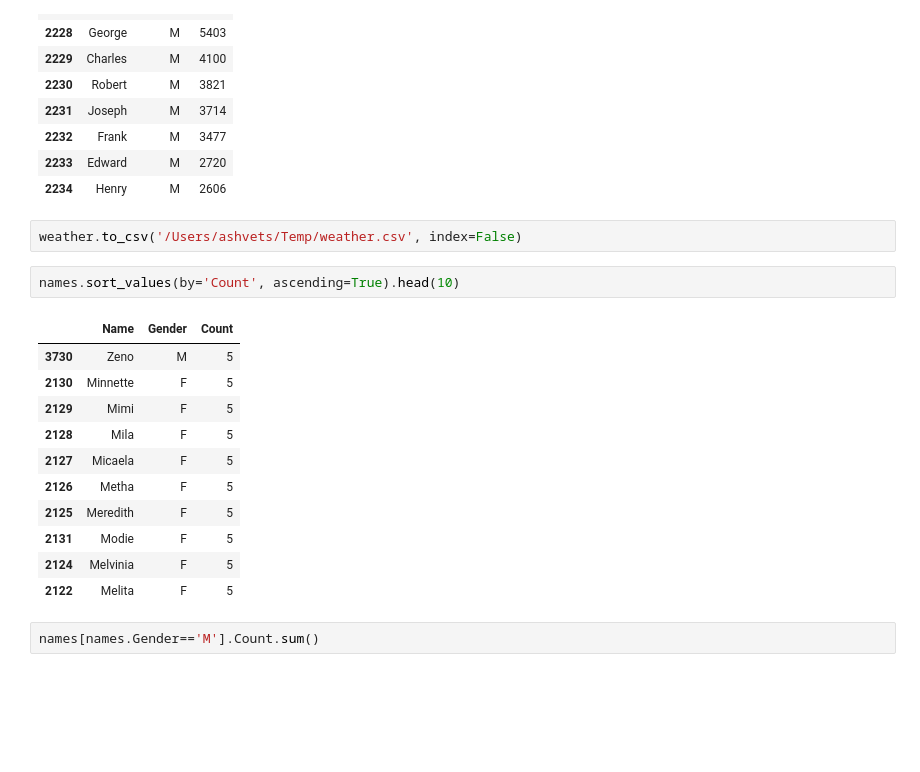
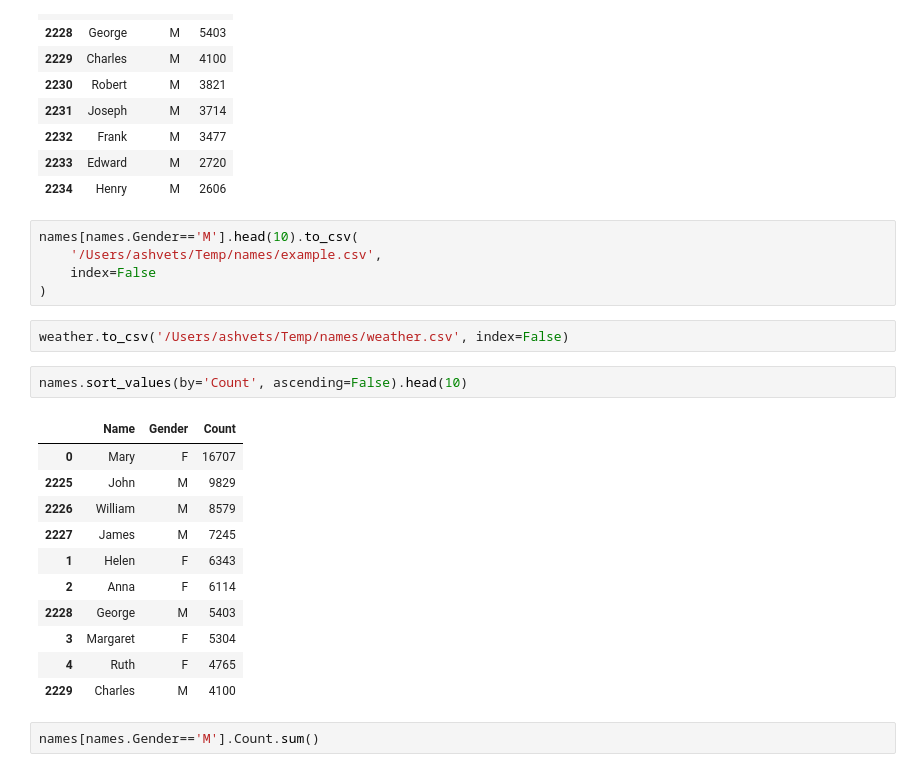
Before and after one commit to netology-code/pythoncourse, a Jupyter notebook: 4_1_Common.ipynb, the cells around one changed output. Drawn from its saved outputs; the diff is of its cells as text; blank space fills up the shorter version.

```diff
--- a/4_1_Common.ipynb
+++ b/4_1_Common.ipynb
@@ -139,22 +139,27 @@ names[names.Gender=='M'].head(10)
 | 2232 | Frank | M | 3477 |
 | 2233 | Edward | M | 2720 |
 | 2234 | Henry | M | 2606 |
+# %%
+names[names.Gender=='M'].head(10).to_csv(
+    '/Users/ashvets/Temp/names/example.csv',
+    index=False
+)
 # %%
-weather.to_csv('/Users/ashvets/Temp/weather.csv', index=False)
+weather.to_csv('/Users/ashvets/Temp/names/weather.csv', index=False)
 # %%
-names.sort_values(by='Count', ascending=True).head(10)
+names.sort_values(by='Count', ascending=False).head(10)
 # %% [output]
 |  | Name | Gender | Count |
-| 3730 | Zeno | M | 5 |
-| 2130 | Minnette | F | 5 |
-| 2129 | Mimi | F | 5 |
-| 2128 | Mila | F | 5 |
-| 2127 | Micaela | F | 5 |
-| 2126 | Metha | F | 5 |
-| 2125 | Meredith | F | 5 |
-| 2131 | Modie | F | 5 |
-| 2124 | Melvinia | F | 5 |
-| 2122 | Melita | F | 5 |
+| 0 | Mary | F | 16707 |
+| 2225 | John | M | 9829 |
+| 2226 | William | M | 8579 |
+| 2227 | James | M | 7245 |
+| 1 | Helen | F | 6343 |
+| 2 | Anna | F | 6114 |
+| 2228 | George | M | 5403 |
+| 3 | Margaret | F | 5304 |
+| 4 | Ruth | F | 4765 |
+| 2229 | Charles | M | 4100 |
 # %%
 names[names.Gender=='M'].Count.sum()
 # %% [output]
```
Also changed, not shown: parts of 13 cells of this notebook.
